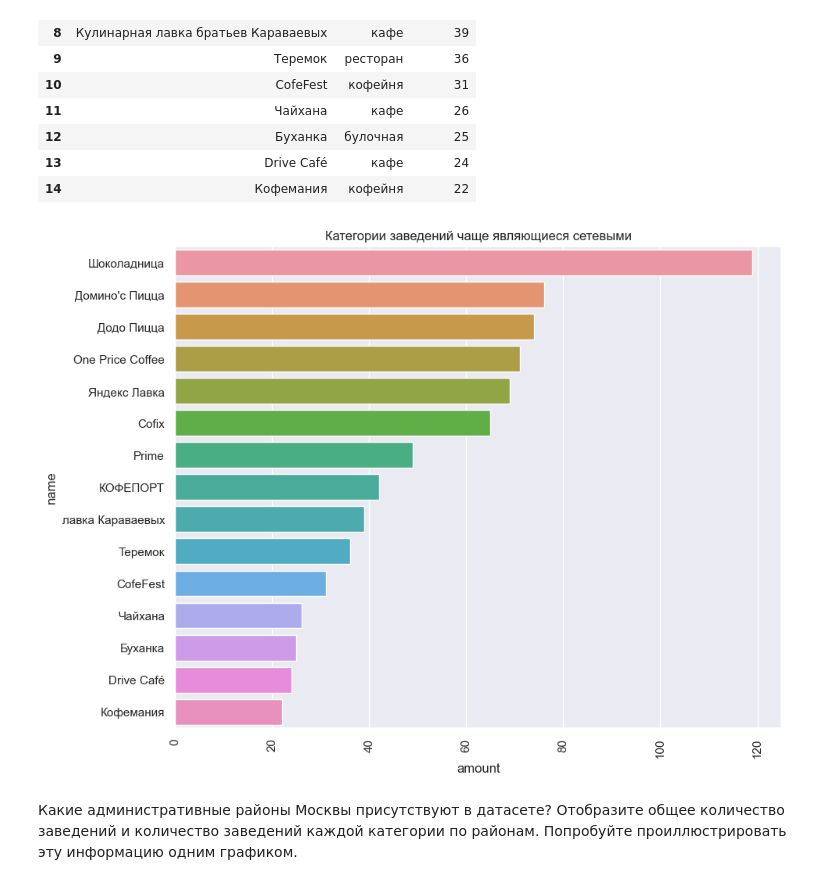
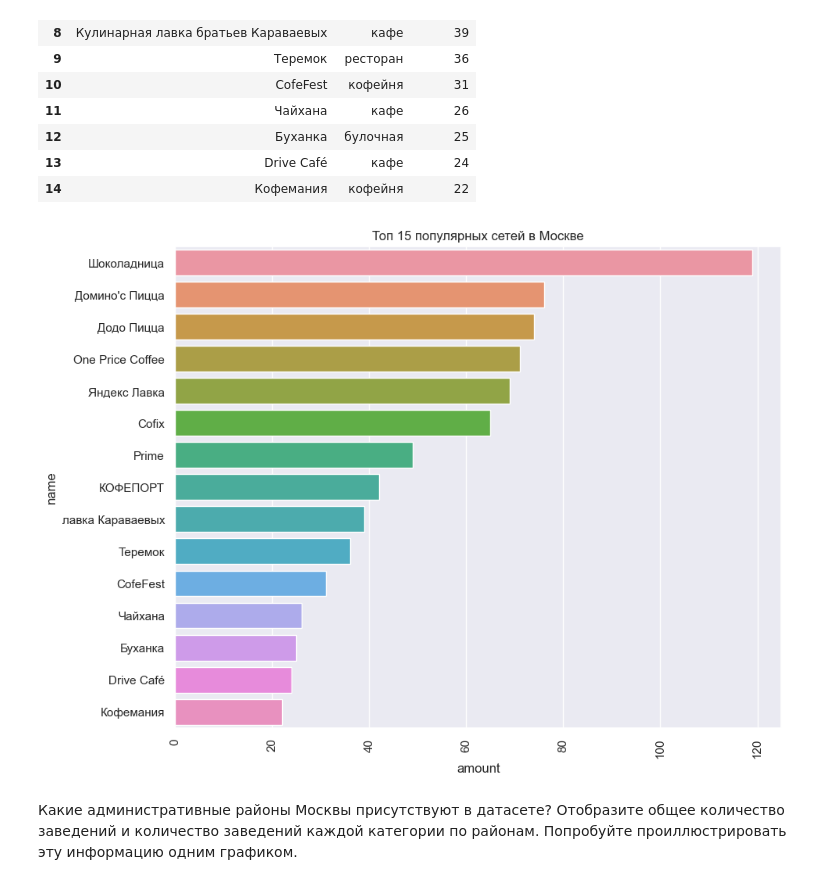
Before and after one commit to akirionenko/research-of-the-public-catering-market-in-Moscow-, a Jupyter notebook: проект_11.ipynb, the cells around one changed output. Saved outputs shown, nothing was run; the diff lists cells and outputs as text; code cells hidden in the pictures.

```diff
--- a/проект_11.ipynb
+++ b/проект_11.ipynb
@@ -268,7 +268,8 @@ top_chain
 #заменим длинное название
 top_chain = top_chain.replace(['Кулинарная лавка братьев Караваевых'], 'лавка Караваевых')
 # %%
-ax = sns.barplot(x='amount', y='name', data=top_chain).set(title='Категории заведений чаще являющиеся сетевыми')
+#визуализируем топ 15 популярных сетей
+ax = sns.barplot(x='amount', y='name', data=top_chain).set(title='Топ 15 популярных сетей в Москве')
 plt.xticks(rotation=90);
 # %% [output]
-[figure, old version]
+[figure, new version]
```
Also changed, not shown: parts of 4 cells of this notebook.
